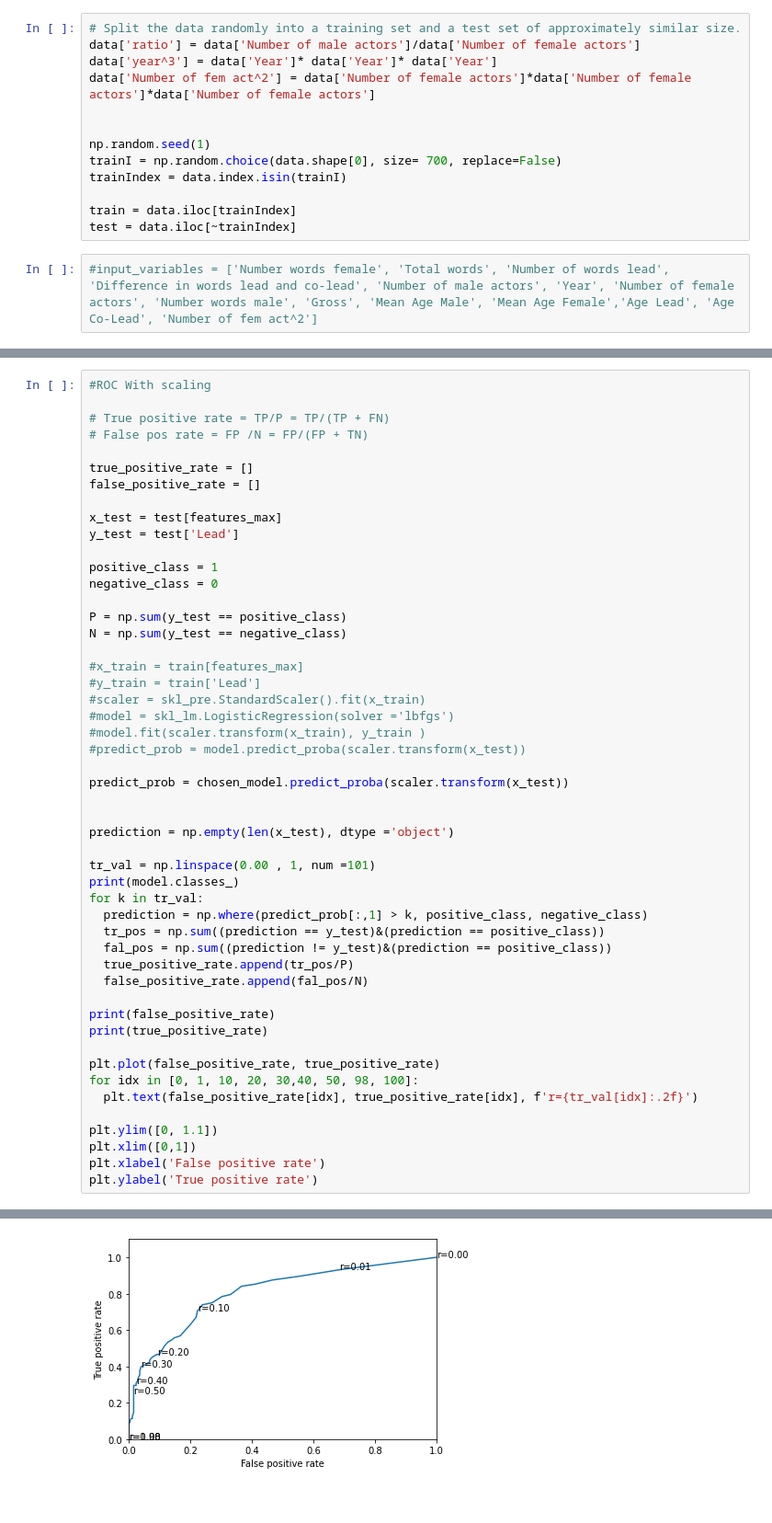
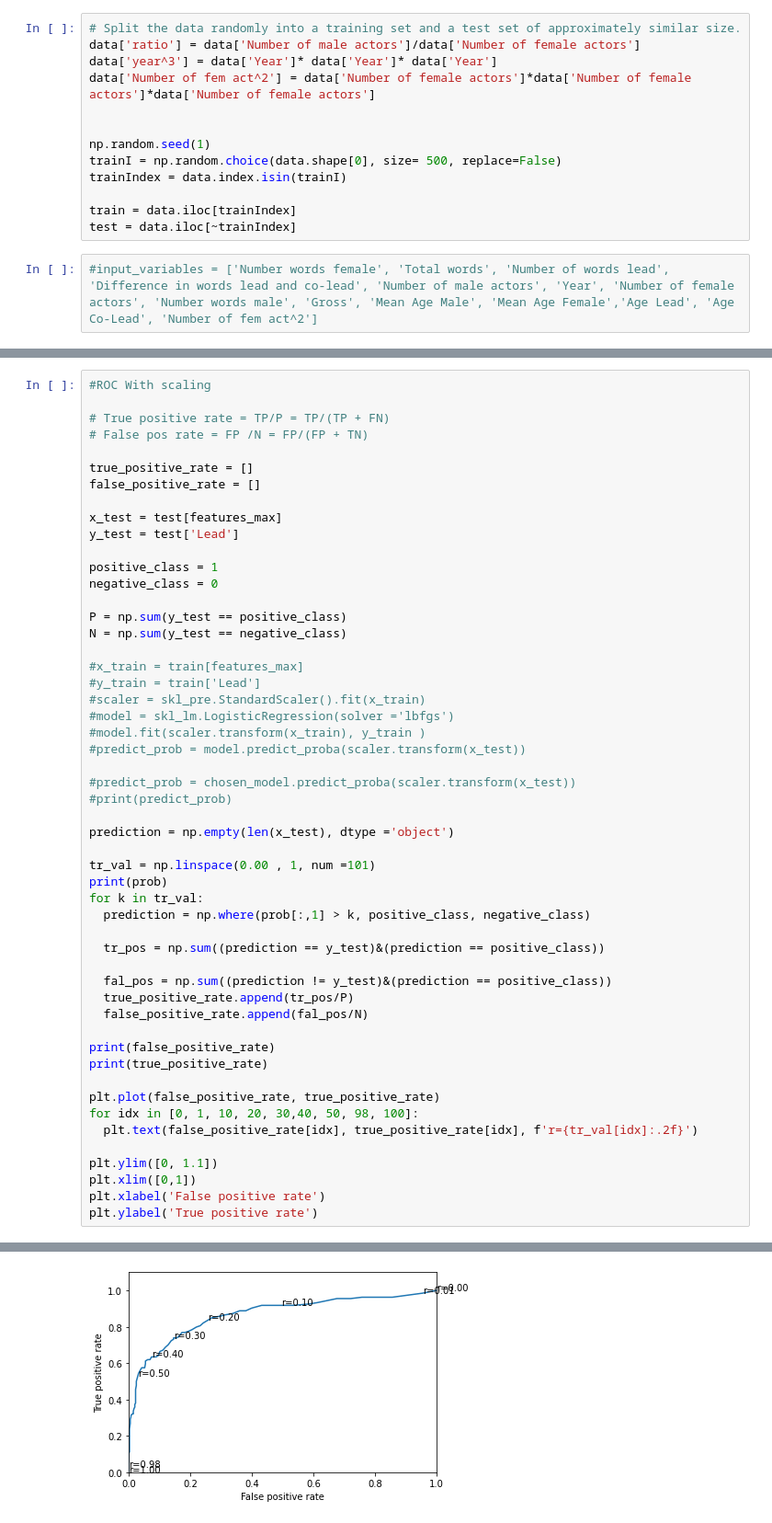
Before and after one commit to IZ001/Stat-Machine-Learning, a Jupyter notebook: Project_SML.ipynb, the cells around one changed output, grey strips where cells are left out. Shown: that part at 92% size. Cells and saved outputs as stored; diff of their text form.

```diff
--- a/Project_SML.ipynb
+++ b/Project_SML.ipynb
@@ -310,7 +309,7 @@ data['Number of fem act^2'] = data['Number of female actors']*data['Number of fe
 
 
 np.random.seed(1)
-trainI = np.random.choice(data.shape[0], size= 700, replace=False)
+trainI = np.random.choice(data.shape[0], size= 500, replace=False)
 trainIndex = data.index.isin(trainI)
 
 train = data.iloc[trainIndex]
@@ -474,16 +497,18 @@ N = np.sum(y_test == negative_class)
 #model.fit(scaler.transform(x_train), y_train )
 #predict_prob = model.predict_proba(scaler.transform(x_test))
 
-predict_prob = chosen_model.predict_proba(scaler.transform(x_test))
-
+#predict_prob = chosen_model.predict_proba(scaler.transform(x_test))
+#print(predict_prob)
 
 prediction = np.empty(len(x_test), dtype ='object')
 
 tr_val = np.linspace(0.00 , 1, num =101)
-print(model.classes_)
+print(prob)
 for k in tr_val:
-  prediction = np.where(predict_prob[:,1] > k, positive_class, negative_class)
+  prediction = np.where(prob[:,1] > k, positive_class, negative_class)
+
   tr_pos = np.sum((prediction == y_test)&(prediction == positive_class))
+
   fal_pos = np.sum((prediction != y_test)&(prediction == positive_class))
   true_positive_rate.append(tr_pos/P)
   false_positive_rate.append(fal_pos/N)
@@ -517,4 +538,4 @@ Text(0, 0.5, 'True positive rate')
-[figure, old version]
+[figure, new version]
 # %%
 #The precision -recall curve With scaling
 
```
Also changed, not shown: parts of 8 cells of this notebook.
